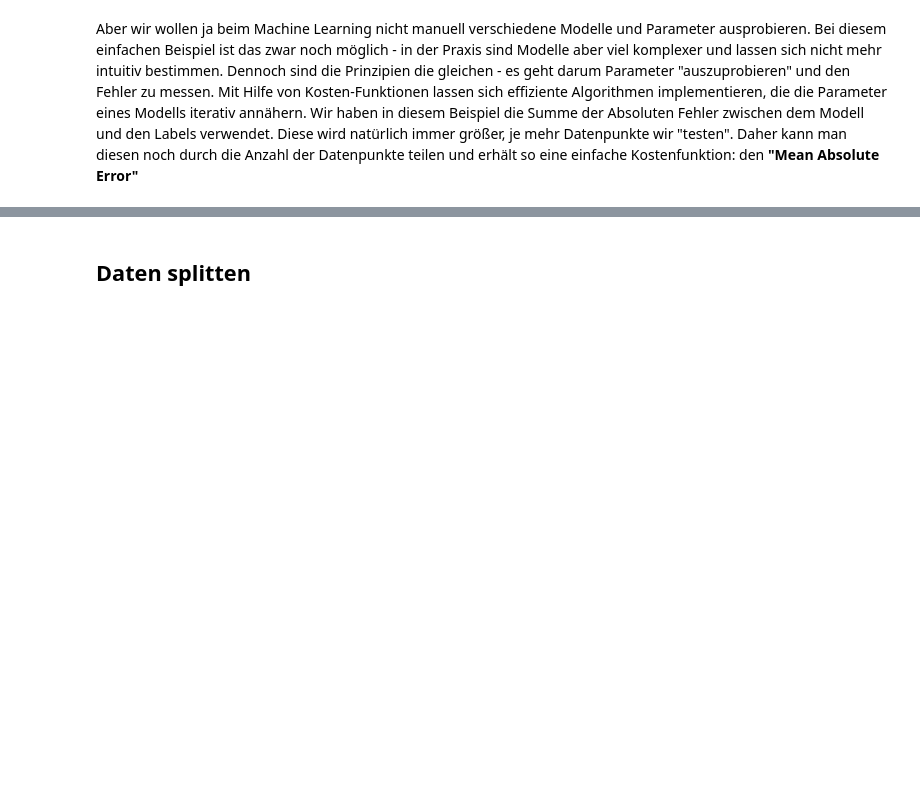
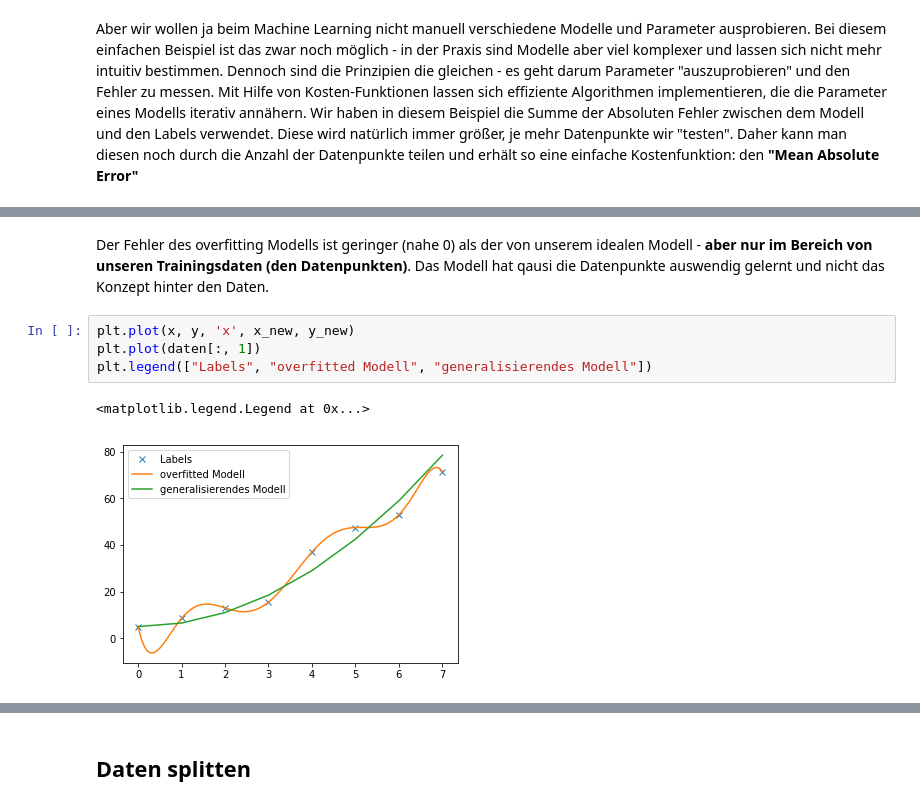
Before and after one commit to codecentric/codecentric.AI-bootcamp, a Jupyter notebook: notebooks/ml_basics/praxis_machine_learning_basics.ipynb, the cells around one changed output, grey strips where cells are left out. Cells and saved outputs as stored; diff of their text form; blank space fills up the shorter version.

Commit message:
added jupyter ml basics for overfitting vs. general

```diff
--- a/notebooks/ml_basics/praxis_machine_learning_basics.ipynb
+++ b/notebooks/ml_basics/praxis_machine_learning_basics.ipynb
@@ -151,0 +199,9 @@ print(MAE_modell_1, MAE_modell_2)
+# %% [markdown]
+Der Fehler des overfitting Modells ist geringer (nahe 0) als der von unserem idealen Modell - **aber nur im Bereich von unseren Trainingsdaten (den Datenpunkten)**. Das Modell hat qausi die Datenpunkte auswendig gelernt und nicht das Konzept hinter den Daten.
+# %%
+plt.plot(x, y, 'x', x_new, y_new)
+plt.plot(daten[:, 1])
+plt.legend(["Labels", "overfitted Modell", "generalisierendes Modell"])
+# %% [output]
+<matplotlib.legend.Legend at 0x...>
+[figure, added]
```
Also changed, not shown: parts of 28 cells of this notebook.
